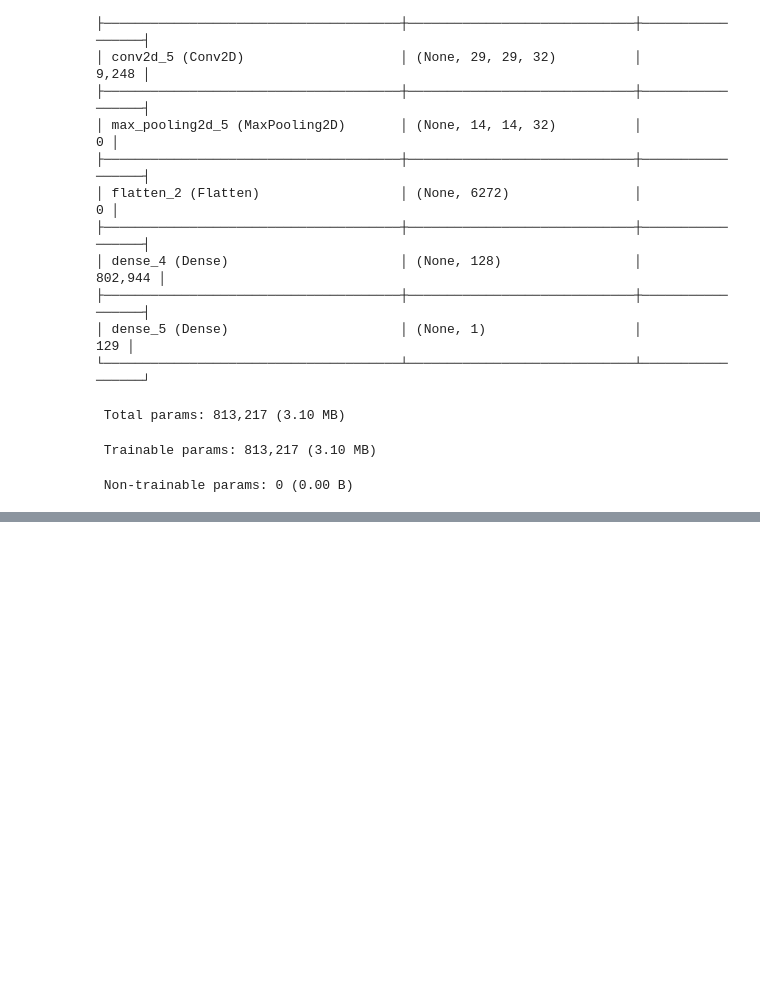
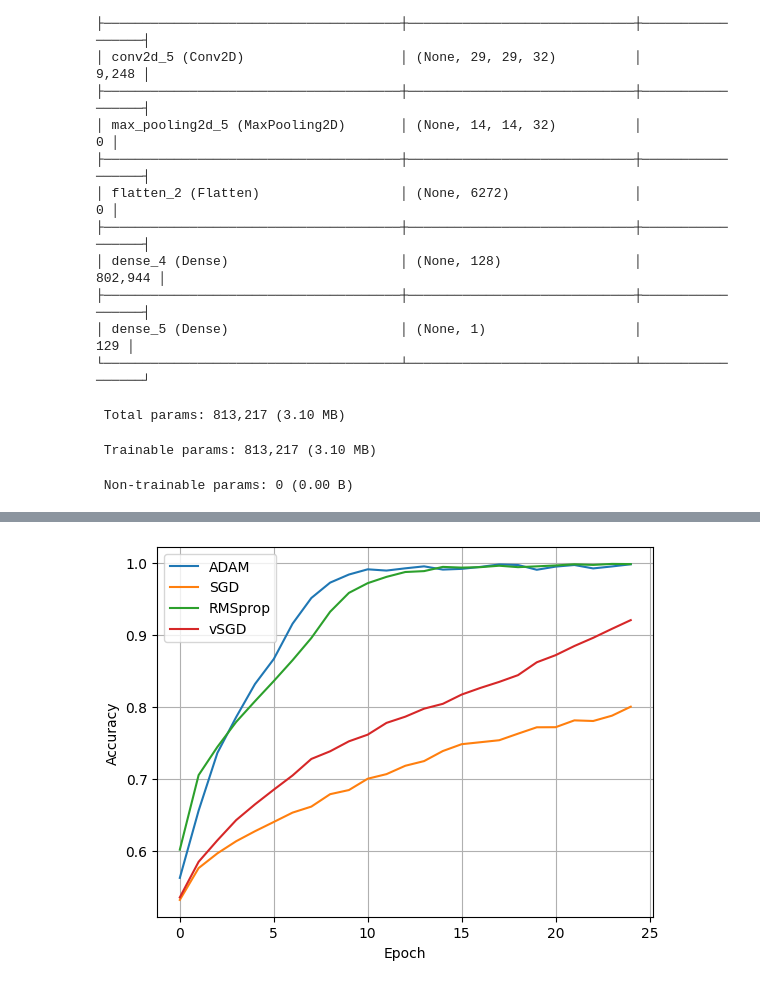
Before and after one commit to chakryaros/IDC6146, a Jupyter notebook: Untitled001.ipynb, the cells around one changed output, grey strips where cells are left out. Drawn from its saved outputs; the diff is of its cells as text; code cells hidden in the pictures; blank space fills up the shorter version.

```diff
--- a/Untitled001.ipynb
+++ b/Untitled001.ipynb
@@ -311,0 +413,12 @@ plt.show()
+# %%
+plt.plot(cnnhistory001.history['accuracy'])
+plt.plot(cnnhistory002.history['accuracy'])
+plt.plot(cnnhistory003.history['accuracy'])
+plt.plot(cnnhistory004.history['accuracy'])
+plt.ylabel('Accuracy')
+plt.xlabel('Epoch')
+plt.legend(['ADAM','SGD','RMSprop','vSGD'])
+plt.grid()
+plt.show()
+# %% [output]
+[figure, added]
```
Also changed, not shown: parts of 27 cells of this notebook, 2 other files.
